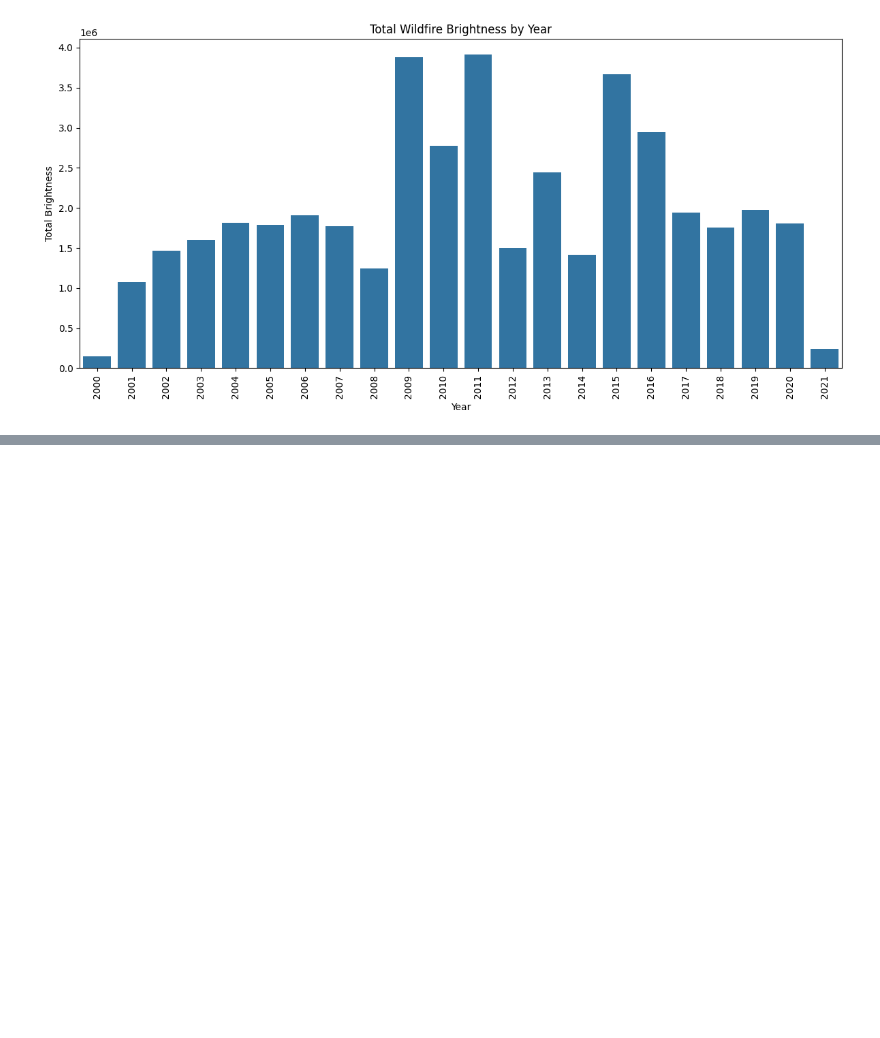
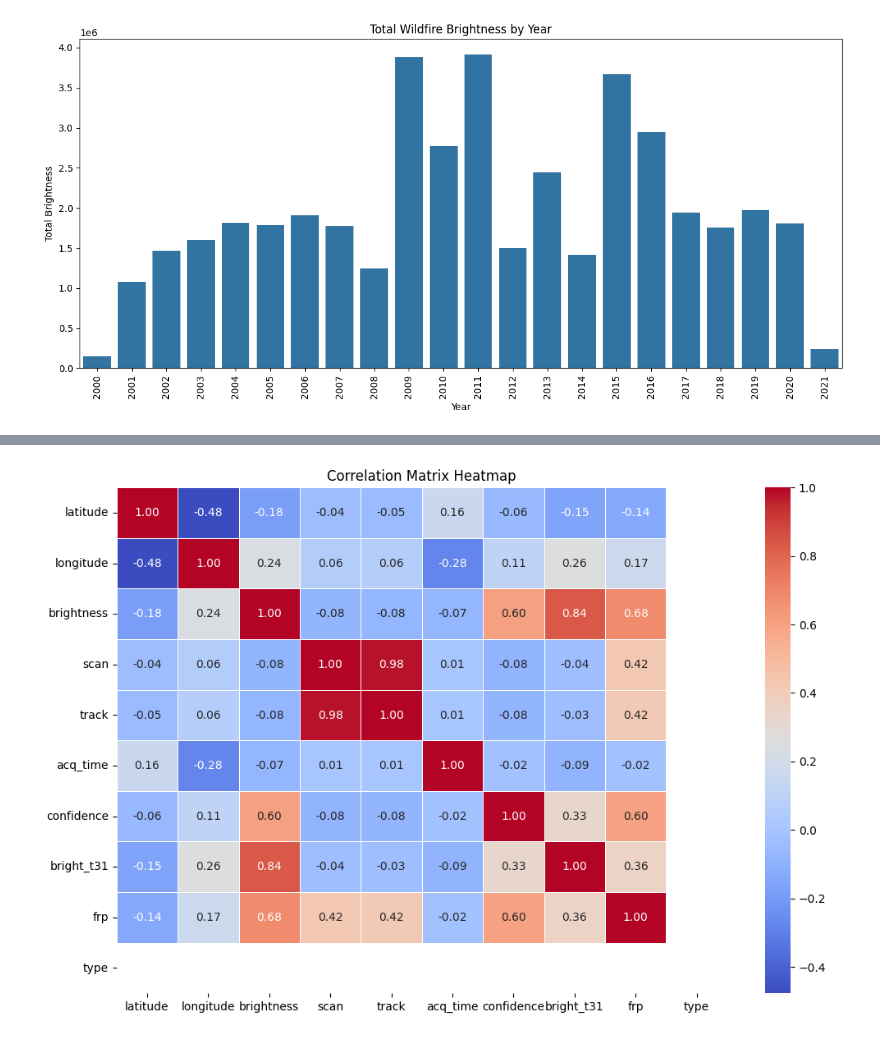
Before and after one commit to bluster-afk/MLPC, a Jupyter notebook: assignment.ipynb, the cells around one changed output, grey strips where cells are left out. Drawn from its saved outputs; the diff is of its cells as text; code cells hidden in the pictures; blank space fills up the shorter version.

```diff
--- a/assignment.ipynb
+++ b/assignment.ipynb
@@ -347,2 +347,8 @@ display(performance_df)
 | 1 | MSE | 8.390000 | 2.780013 |
 | 2 | R-squared | 0.940000 | 0.980395 |
+# %%
+# Calculate the correlation matrix for numerical columns
+correlation_matrix = df[numerical_cols].corr()
+
+# Display the correlation matrix
+display(correlation_matrix)
@@ -348,0 +367,8 @@ display(performance_df)
+# %%
+# Display the heatmap
+plt.figure(figsize=(12, 8))
+sns.heatmap(correlation_matrix, annot=True, cmap='coolwarm', fmt=".2f", linewidths=.5)
+plt.title('Correlation Matrix Heatmap')
+plt.show()
+# %% [output]
+[figure, added]
```
Also changed, not shown: parts of 6 cells of this notebook.
